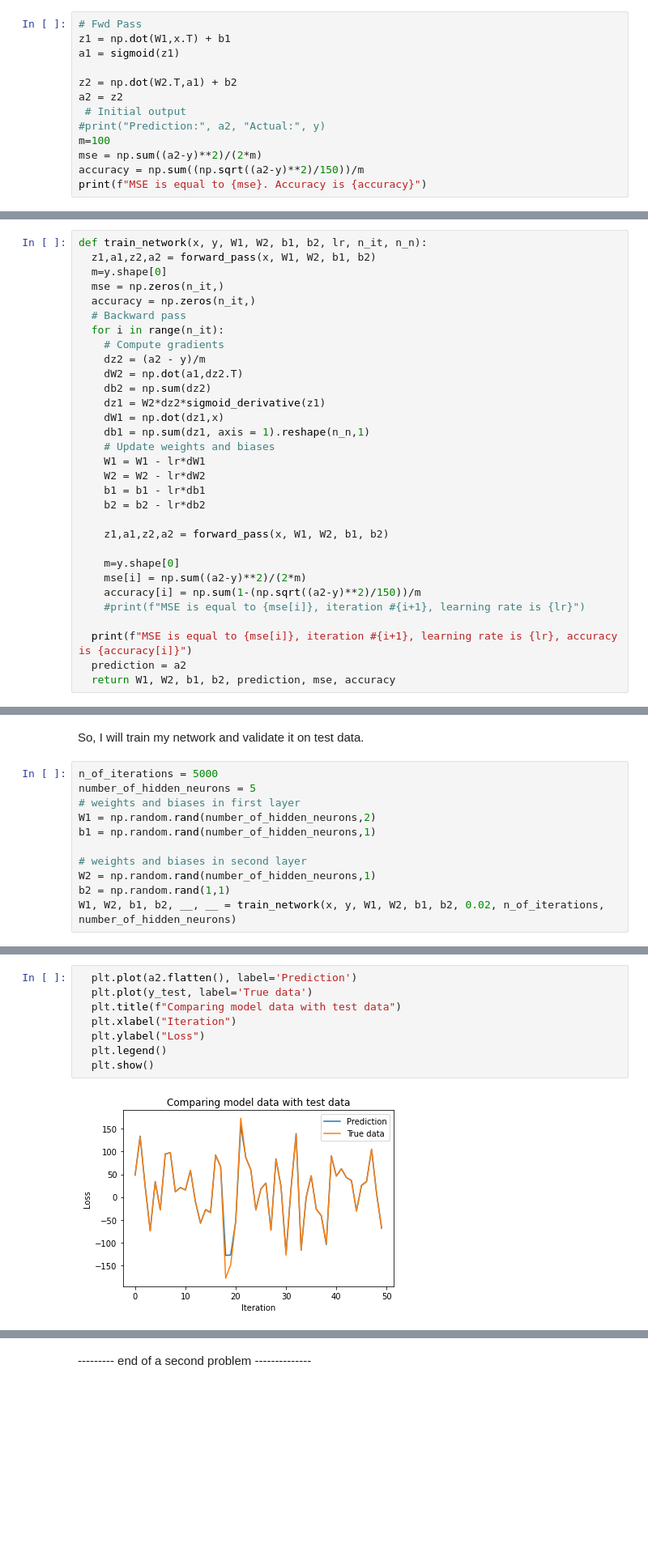
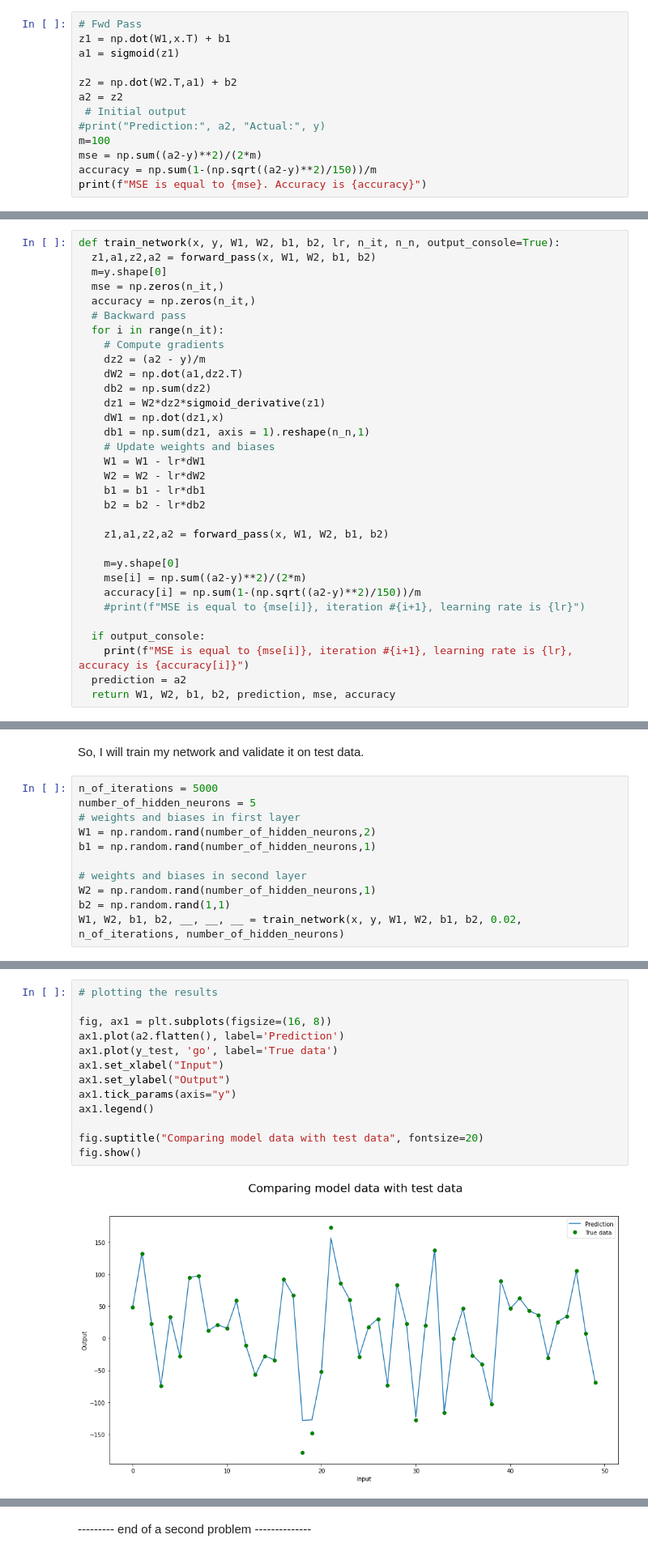
Before and after one commit to BorisOskolkov/MLcourse, a Jupyter notebook: asng02/A02_task.ipynb, the cells around one changed output, grey strips where cells are left out. Shown at 81% size. Cells and saved outputs as stored; diff of their text form; blank space fills up the shorter version.

```diff
--- a/asng02/A02_task.ipynb
+++ b/asng02/A02_task.ipynb
@@ -126,7 +126,7 @@ a2 = z2
 #print("Prediction:", a2, "Actual:", y)
 m=100
 mse = np.sum((a2-y)**2)/(2*m)
-accuracy = np.sum((np.sqrt((a2-y)**2)/150))/m
+accuracy = np.sum(1-(np.sqrt((a2-y)**2)/150))/m
 print(f"MSE is equal to {mse}. Accuracy is {accuracy}")
 # %% [output]
 MSE is equal to 1923.7005236935668. Accuracy is 0.3382385051333084
@@ -141,7 +141,7 @@ def forward_pass(x, W1, W2, b1, b2):
   a2 = z2
   return z1,a1,z2,a2
 # %%
-def train_network(x, y, W1, W2, b1, b2, lr, n_it, n_n):
+def train_network(x, y, W1, W2, b1, b2, lr, n_it, n_n, output_console=True):
   z1,a1,z2,a2 = forward_pass(x, W1, W2, b1, b2)
   m=y.shape[0]
   mse = np.zeros(n_it,)
@@ -168,7 +168,8 @@ def train_network(x, y, W1, W2, b1, b2, lr, n_it, n_n):
     accuracy[i] = np.sum(1-(np.sqrt((a2-y)**2)/150))/m
     #print(f"MSE is equal to {mse[i]}, iteration #{i+1}, learning rate is {lr}")
 
-  print(f"MSE is equal to {mse[i]}, iteration #{i+1}, learning rate is {lr}, accuracy is {accuracy[i]}")
+  if output_console:
+    print(f"MSE is equal to {mse[i]}, iteration #{i+1}, learning rate is {lr}, accuracy is {accuracy[i]}")
   prediction = a2
   return W1, W2, b1, b2, prediction, mse, accuracy
 # %% [markdown]
@@ -305,5 +328,5 @@ b1 = np.random.rand(number_of_hidden_neurons,1)
 # weights and biases in second layer
 W2 = np.random.rand(number_of_hidden_neurons,1)
 b2 = np.random.rand(1,1)
-W1, W2, b1, b2, __, __ = train_network(x, y, W1, W2, b1, b2, 0.02, n_of_iterations, number_of_hidden_neurons)
+W1, W2, b1, b2, __, __, __ = train_network(x, y, W1, W2, b1, b2, 0.02, n_of_iterations, number_of_hidden_neurons)
 # %% [output]
@@ -326,10 +347,15 @@ MSE is equal to 33.04179084383995
 # %%
-  plt.plot(a2.flatten(), label='Prediction')
-  plt.plot(y_test, label='True data')
-  plt.title(f"Comparing model data with test data")
-  plt.xlabel("Iteration")
-  plt.ylabel("Loss")
-  plt.legend()
-  plt.show()
+# plotting the results
+
+fig, ax1 = plt.subplots(figsize=(16, 8))
+ax1.plot(a2.flatten(), label='Prediction')
+ax1.plot(y_test, 'go', label='True data')
+ax1.set_xlabel("Input")
+ax1.set_ylabel("Output")
+ax1.tick_params(axis="y")
+ax1.legend()
+
+fig.suptitle("Comparing model data with test data", fontsize=20)
+fig.show()
 # %% [output]
-[figure, old version]
+[figure, new version]
```
Also changed, not shown: parts of 10 cells of this notebook.
